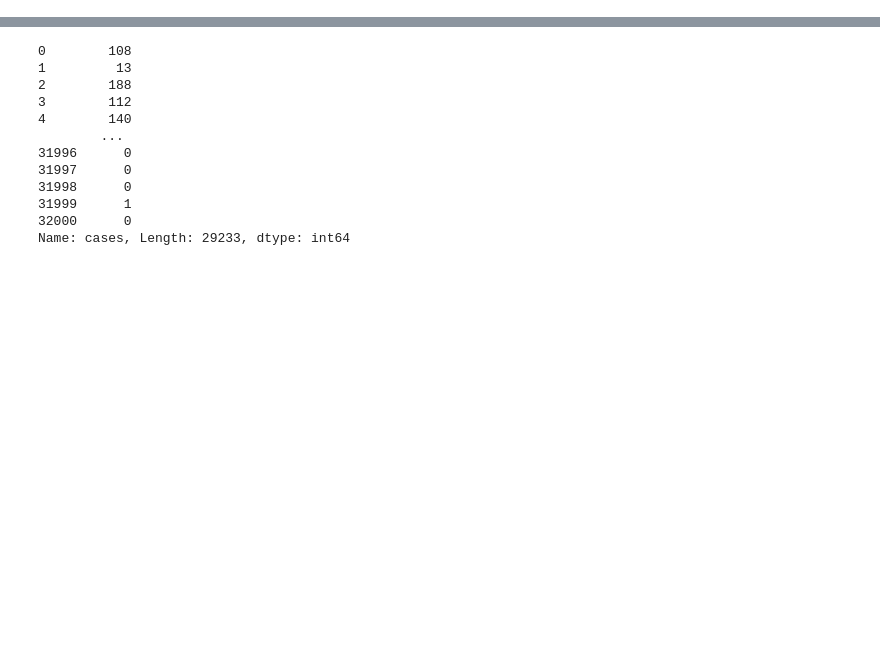
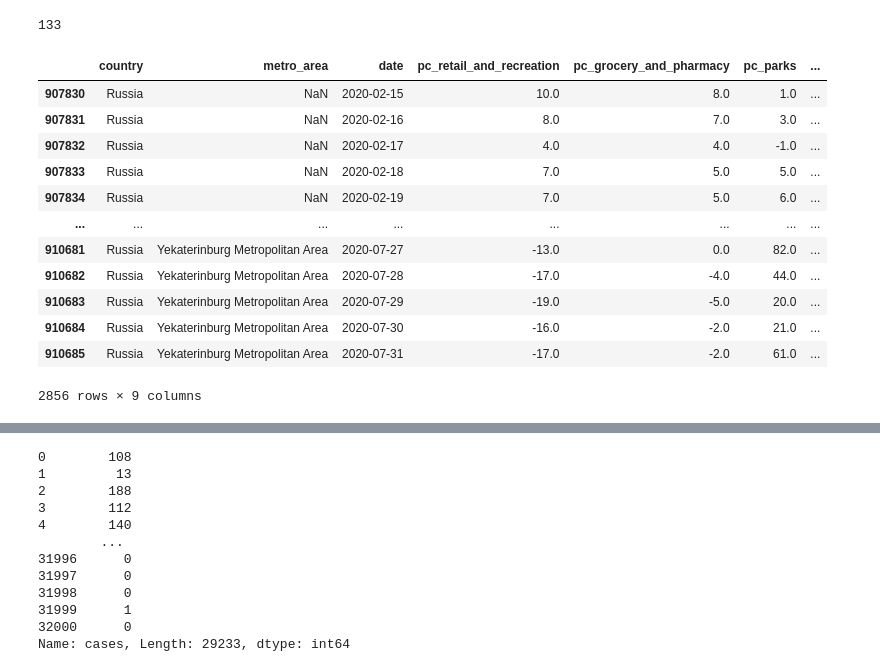
Before and after one commit to silverfield/corona-vis, a Jupyter notebook: nbs/process.ipynb, the cells around one changed output, grey strips where cells are left out. Cells and saved outputs as stored; diff of their text form; code cells hidden in the pictures; blank space fills up the shorter version.

```diff
--- a/nbs/process.ipynb
+++ b/nbs/process.ipynb
@@ -16,0 +21,20 @@ import pprint
+# %%
+df[pd.isnull(df['metro_area'])]['country'].nunique()
+# %% [output]
+133
+# %%
+df[df['country'] == 'Russia']
+# %% [output]
+|  | country | metro_area | date | pc_retail_and_recreation | pc_grocery_and_pharmacy | pc_parks | ... |
+| 907830 | Russia | NaN | 2020-02-15 | 10.0 | 8.0 | 1.0 | ... |
+| 907831 | Russia | NaN | 2020-02-16 | 8.0 | 7.0 | 3.0 | ... |
+| 907832 | Russia | NaN | 2020-02-17 | 4.0 | 4.0 | -1.0 | ... |
+| 907833 | Russia | NaN | 2020-02-18 | 7.0 | 5.0 | 5.0 | ... |
+| 907834 | Russia | NaN | 2020-02-19 | 7.0 | 5.0 | 6.0 | ... |
+| ... | ... | ... | ... | ... | ... | ... | ... |
+| 910681 | Russia | Yekaterinburg Metropolitan Area | 2020-07-27 | -13.0 | 0.0 | 82.0 | ... |
+| 910682 | Russia | Yekaterinburg Metropolitan Area | 2020-07-28 | -17.0 | -4.0 | 44.0 | ... |
+| 910683 | Russia | Yekaterinburg Metropolitan Area | 2020-07-29 | -19.0 | -5.0 | 20.0 | ... |
+| 910684 | Russia | Yekaterinburg Metropolitan Area | 2020-07-30 | -16.0 | -2.0 | 21.0 | ... |
+| 910685 | Russia | Yekaterinburg Metropolitan Area | 2020-07-31 | -17.0 | -2.0 | 61.0 | ... |
+2856 rows × 9 columns
```
Also changed, not shown: parts of 19 cells of this notebook, 1 other file.
